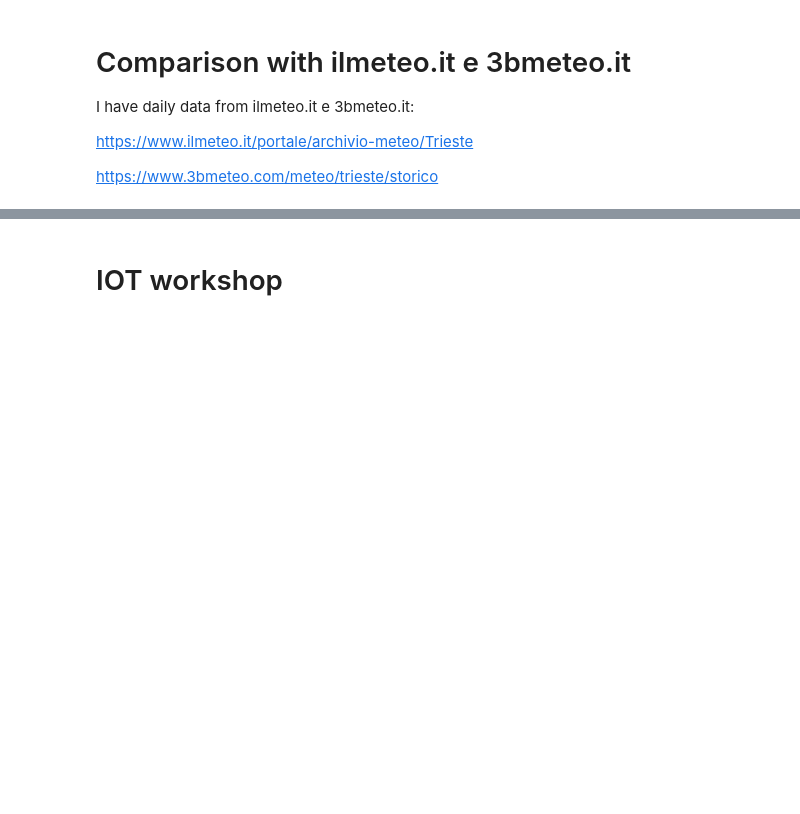
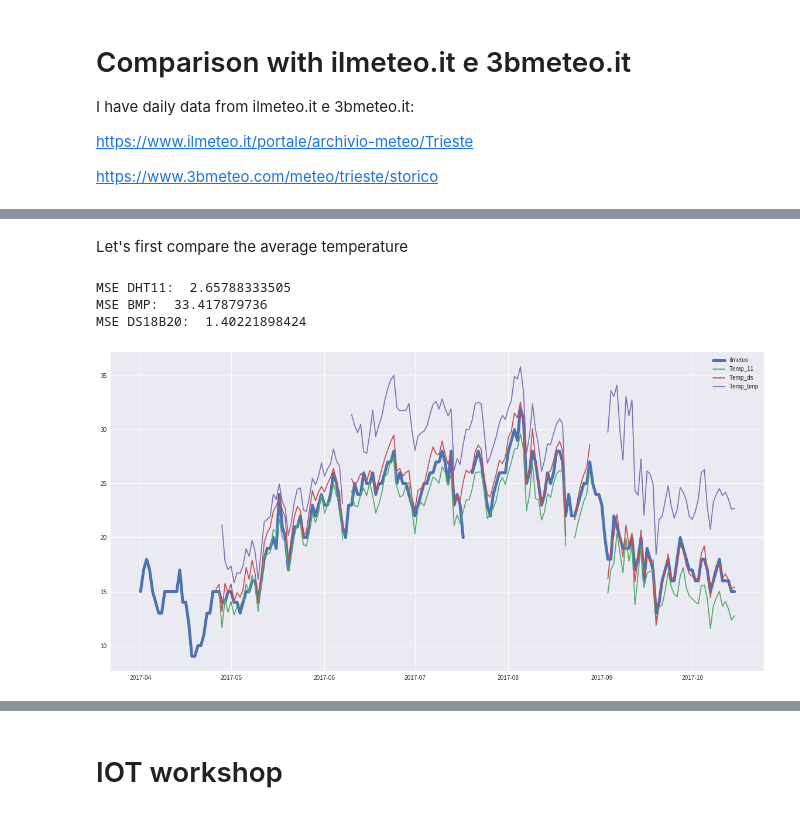
Before and after one commit to baruselli/weather_datalog, a Jupyter notebook: datalog.ipynb, the cells around one changed output, grey strips where cells are left out. Drawn from its saved outputs; the diff is of its cells as text; code cells hidden in the pictures; blank space fills up the shorter version.

```diff
--- a/datalog.ipynb
+++ b/datalog.ipynb
@@ -199,8 +218,11 @@ bmeteo_agosto=pd.read_csv('data/3bmeteo_agosto2017.csv')
 bmeteo_settembre=pd.read_csv('data/3bmeteo_settembre2017.csv')
 bmeteo_ottobre=pd.read_csv('data/3bmeteo_ottobre2017.csv')
 bmeteo=bmeteo_aprile.append(bmeteo_maggio).append(bmeteo_giugno).append(bmeteo_luglio).append(bmeteo_agosto).append(bmeteo_settembre).append(bmeteo_ottobre).reset_index()
-#bmeteo.set_index(pd.to_datetime(bmeteo.date,unit='ms'),inplace=True)
-bmeteo.set_index(bmeteo.index.to_datetime().strftime('%D'),inplace=True,axis=1)
-#bmeteo.drop(["index","date"])
-bmeteo.head()
+bmeteo.set_index(pd.to_datetime(bmeteo.date,unit='ms'),inplace=True)
+bmeteo.set_index(pd.to_datetime(bmeteo.index).strftime('%D'),inplace=True)
+bmeteo.drop(["index","date"],inplace=True,axis=1)
+for a in ("prec","tmin","tmax"):
+    bmeteo[a]=pd.to_numeric(bmeteo[a], errors='coerce') #some values are read as not numeric, forces them to be numeric
+
+bmeteo.tail(30)
 # %% [output]
@@ -207,0 +246,4 @@ ValueError: labels ['index'] not contained in axis
+# %%
+#merge all dataframes together
+all_daily = pd.concat([PTH_tot, bmeteo,ilmeteo],axis=1)
+all_daily.tail(30).T
@@ -207,0 +269,23 @@ ValueError: labels ['index'] not contained in axis
+# %% [markdown]
+Let's first compare the average temperature
+# %%
+#print(ilmeteo.columns)
+f, ax = plt.subplots(1,1,figsize=(20,10))
+#T media
+plt.plot(all_daily["TMEDIA °C"],label="ilmeteo",linewidth=5)
+plt.plot(all_daily.Temp_11_avg,label="Temp_11")
+plt.plot(all_daily.Temp_ds_avg,label="Temp_ds")
+plt.plot(all_daily.Temp_bmp_avg,label="Temp_bmp")
+plt.legend()
+
+#computes the MSE
+from sklearn.metrics import mean_squared_error as mse
+all_t_avg=all_daily[["TMEDIA °C","Temp_11_avg","Temp_ds_avg","Temp_bmp_avg"]].dropna(how="any")
+print ("MSE DHT11: ", mse(all_t_avg["TMEDIA °C"],all_t_avg["Temp_11_avg"]))
+print ("MSE BMP: ", mse(all_t_avg["TMEDIA °C"],all_t_avg["Temp_bmp_avg"]))
+print ("MSE DS18B20: ", mse(all_t_avg["TMEDIA °C"],all_t_avg["Temp_ds_avg"]))
+# %% [output]
+MSE DHT11:  2.65788333505
+MSE BMP:  33.417879736
+MSE DS18B20:  1.40221898424
+[figure, added]
```
Also changed, not shown: parts of 8 cells of this notebook.
